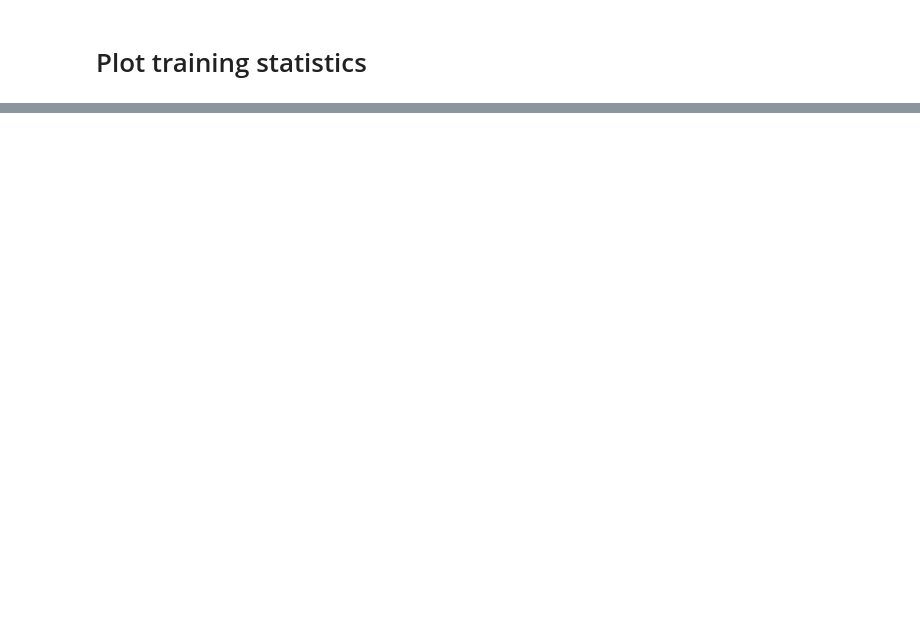
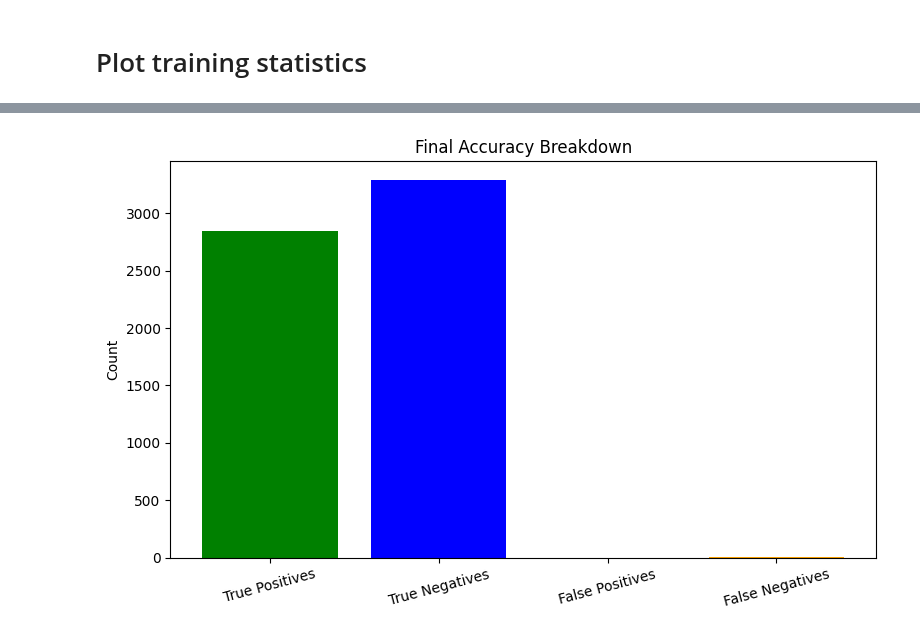
Before and after one commit to YASHMITHA-3/DinoBLE-Game, a Jupyter notebook: data/model_training.ipynb, the cells around one changed output, grey strips where cells are left out. Cells and saved outputs as stored; diff of their text form; code cells hidden in the pictures; blank space fills up the shorter version.

```diff
--- a/data/model_training.ipynb
+++ b/data/model_training.ipynb
@@ -157,3 +159,30 @@ loss=0.00284  compile_metrics=0.99967
 # so it can be included in the Arduino sketch as a header file.
 # This generates 'model.h' containing the binary model data.
 !xxd -i model.tflite > model.h
+# %%
+# === Step 11: Predict on Test Set ===
+y_pred = model.predict(X_test)
+y_pred_classes = np.argmax(y_pred, axis=1)
+y_true_classes = np.argmax(y_test, axis=1)
+
+# === Step 12: Compute Confusion Matrix ===
+cm = confusion_matrix(y_true_classes, y_pred_classes)
+
+# cm layout:
+# [ [TN, FP],
+#   [FN, TP] ]
+
+TN, FP, FN, TP = cm.ravel()
+
+# === Step 13: Accuracy Breakdown Bar Chart ===
+labels = ['True Positives', 'True Negatives', 'False Positives', 'False Negatives']
+values = [TP, TN, FP, FN]
+
+plt.figure(figsize=(8, 5))
+plt.bar(labels, values, color=['green', 'blue', 'red', 'orange'])
+plt.title('Final Accuracy Breakdown')
+plt.ylabel('Count')
+plt.xticks(rotation=15)
+plt.tight_layout()
+plt.show()
+# %% [output]
@@ -159,0 +190 @@ loss=0.00284  compile_metrics=0.99967
+[figure, added]
```
Also changed, not shown: parts of 10 cells of this notebook.
